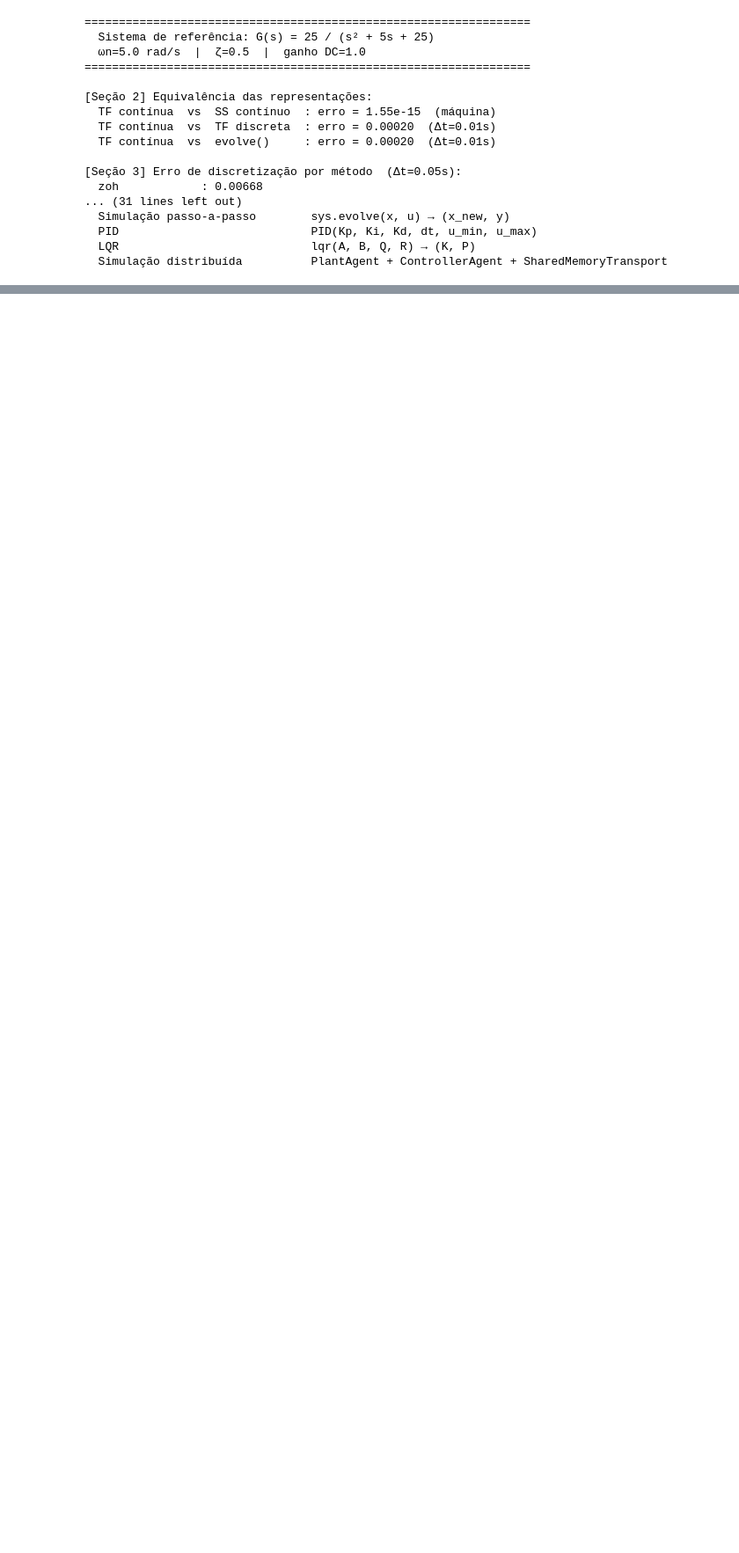
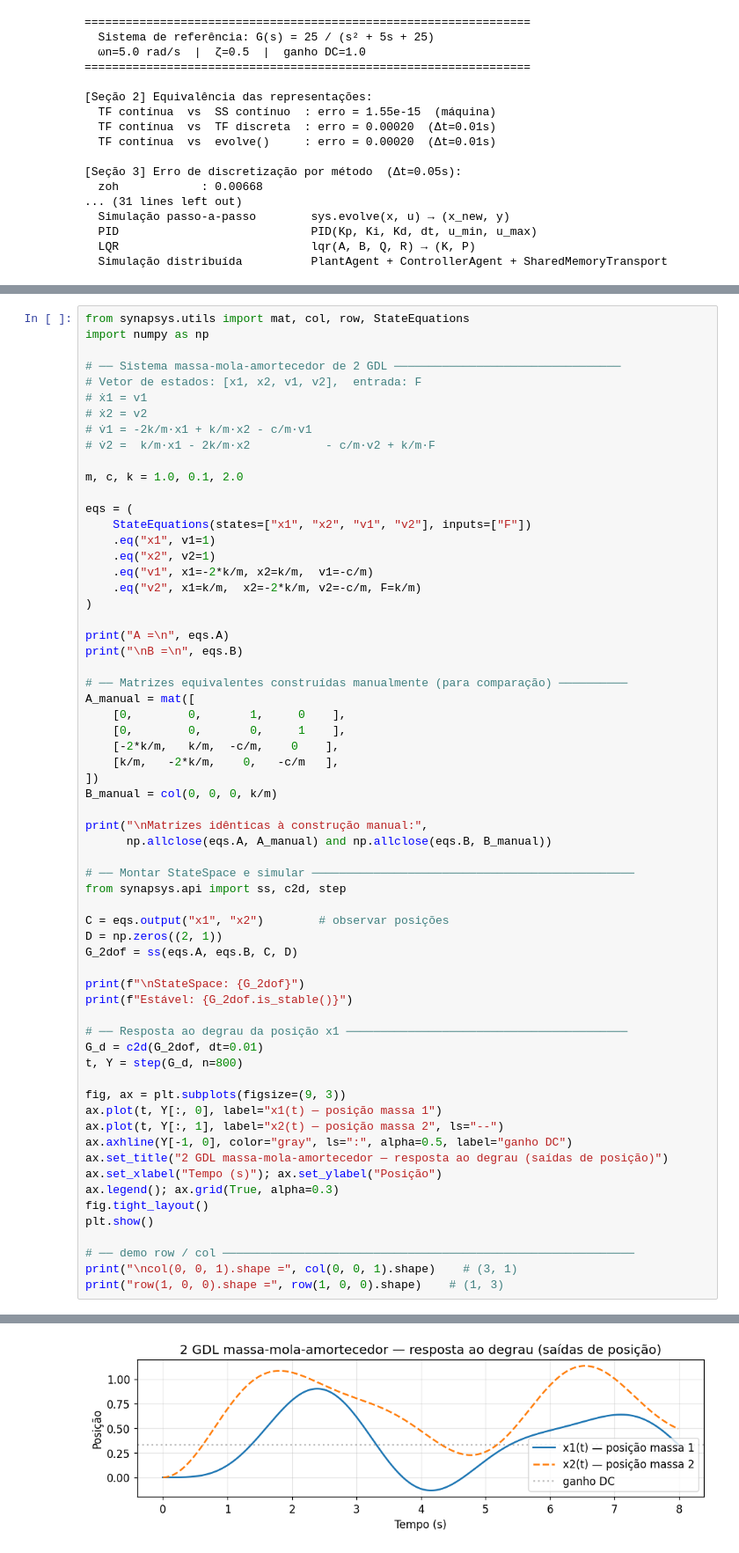
Before and after one commit to synapsys-lab/synapsys, a Jupyter notebook: examples/quickstart_ptBR.ipynb, the cells around one changed output, grey strips where cells are left out. Shown at 88% size. Drawn from its saved outputs; the diff is of its cells as text; blank space fills up the shorter version.

```diff
--- a/examples/quickstart_ptBR.ipynb
+++ b/examples/quickstart_ptBR.ipynb
@@ -902,0 +920,64 @@ for feat, api in rows:
+# %%
+from synapsys.utils import mat, col, row, StateEquations
+import numpy as np
+
+# ── Sistema massa-mola-amortecedor de 2 GDL ─────────────────────────────────
+# Vetor de estados: [x1, x2, v1, v2],  entrada: F
+# ẋ1 = v1
+# ẋ2 = v2
+# v̇1 = -2k/m·x1 + k/m·x2 - c/m·v1
+# v̇2 =  k/m·x1 - 2k/m·x2           - c/m·v2 + k/m·F
+
+m, c, k = 1.0, 0.1, 2.0
+
+eqs = (
+    StateEquations(states=["x1", "x2", "v1", "v2"], inputs=["F"])
+    .eq("x1", v1=1)
+    .eq("x2", v2=1)
+    .eq("v1", x1=-2*k/m, x2=k/m,  v1=-c/m)
+    .eq("v2", x1=k/m,  x2=-2*k/m, v2=-c/m, F=k/m)
+)
+
+print("A =\n", eqs.A)
+print("\nB =\n", eqs.B)
+
+# ── Matrizes equivalentes construídas manualmente (para comparação) ──────────
+A_manual = mat([
+    [0,        0,       1,     0    ],
+    [0,        0,       0,     1    ],
+    [-2*k/m,   k/m,  -c/m,    0    ],
+    [k/m,   -2*k/m,    0,   -c/m   ],
+])
+B_manual = col(0, 0, 0, k/m)
+
+print("\nMatrizes idênticas à construção manual:",
+      np.allclose(eqs.A, A_manual) and np.allclose(eqs.B, B_manual))
+
+# ── Montar StateSpace e simular ───────────────────────────────────────────────
+from synapsys.api import ss, c2d, step
+
+C = eqs.output("x1", "x2")        # observar posições
+D = np.zeros((2, 1))
+G_2dof = ss(eqs.A, eqs.B, C, D)
+
+print(f"\nStateSpace: {G_2dof}")
+print(f"Estável: {G_2dof.is_stable()}")
+
+# ── Resposta ao degrau da posição x1 ─────────────────────────────────────────
+G_d = c2d(G_2dof, dt=0.01)
+t, Y = step(G_d, n=800)
+
+fig, ax = plt.subplots(figsize=(9, 3))
+ax.plot(t, Y[:, 0], label="x1(t) — posição massa 1")
+ax.plot(t, Y[:, 1], label="x2(t) — posição massa 2", ls="--")
+ax.axhline(Y[-1, 0], color="gray", ls=":", alpha=0.5, label="ganho DC")
+ax.set_title("2 GDL massa-mola-amortecedor — resposta ao degrau (saídas de posição)")
+ax.set_xlabel("Tempo (s)"); ax.set_ylabel("Posição")
+ax.legend(); ax.grid(True, alpha=0.3)
+fig.tight_layout()
+plt.show()
+
+# ── demo row / col ────────────────────────────────────────────────────────────
+print("\ncol(0, 0, 1).shape =", col(0, 0, 1).shape)    # (3, 1)
+print("row(1, 0, 0).shape =", row(1, 0, 0).shape)    # (1, 3)
+# %% [output]
@@ -902,0 +1000 @@ for feat, api in rows:
+[figure, added]
```
Also changed, not shown: parts of 3 cells of this notebook, 4 other files.
